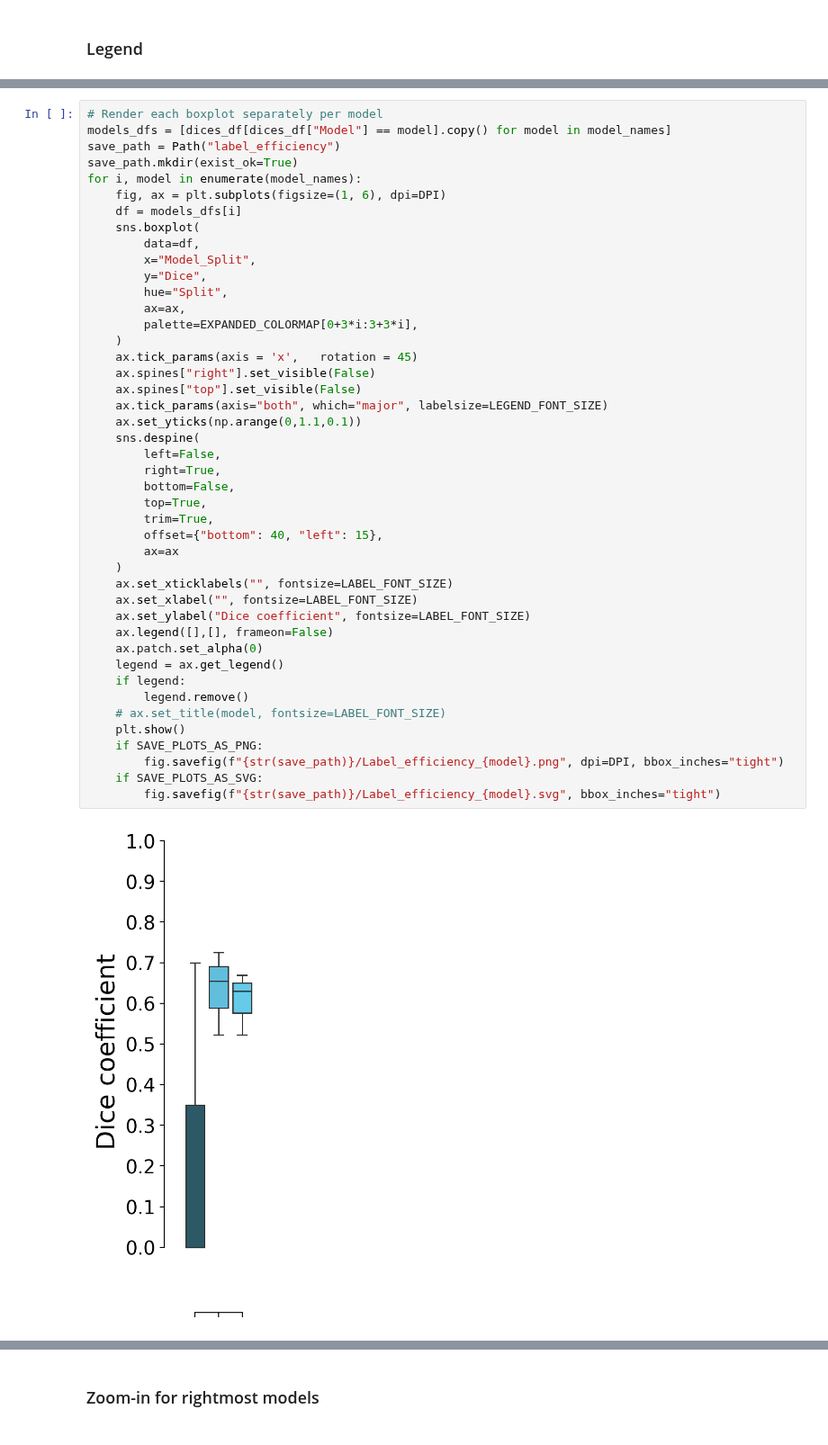
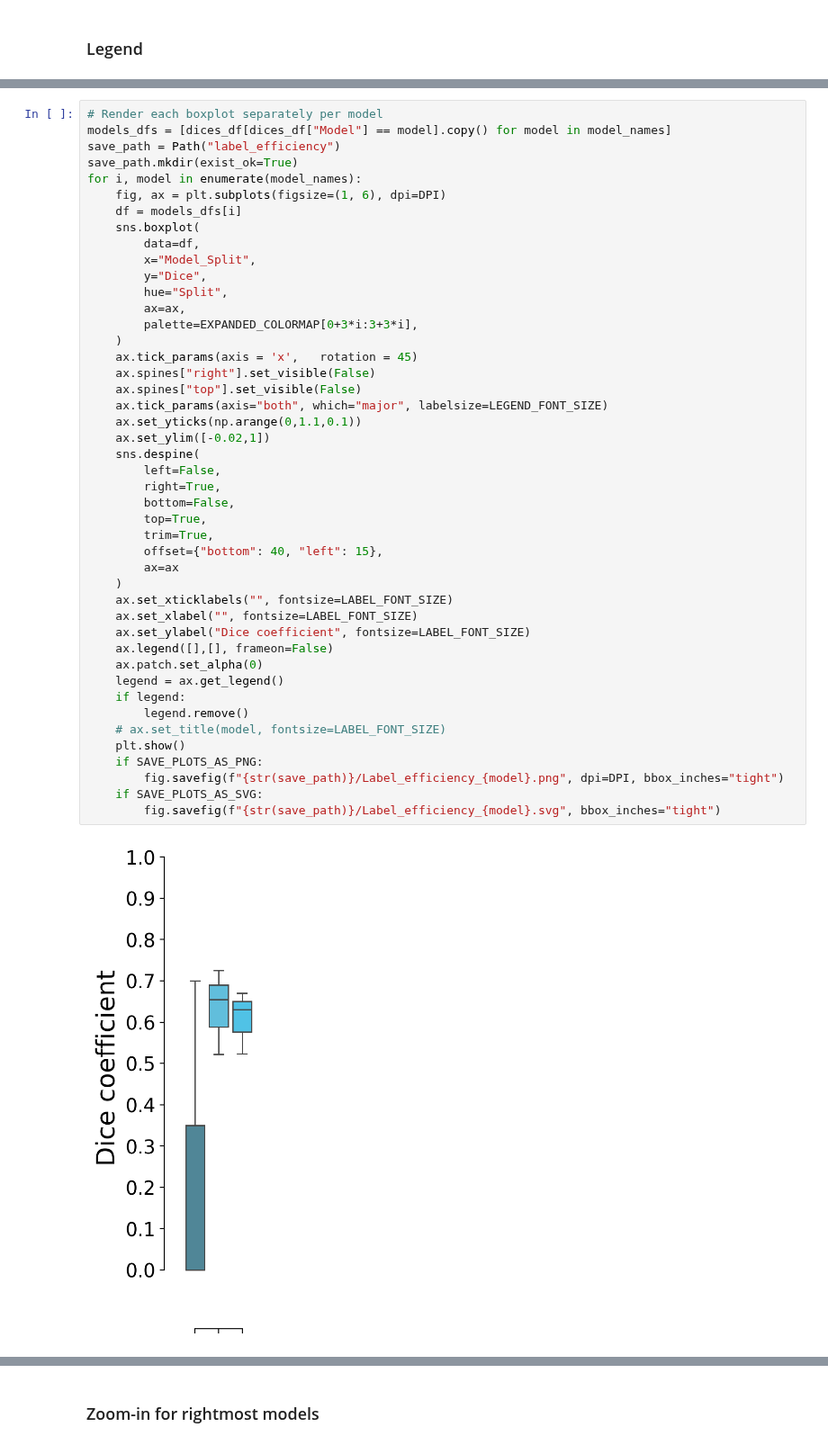
Before and after one commit to C-Achard/cellseg3d-figures, a Jupyter notebook: book/fig2-c-d-splits/splits_benchmark.ipynb, the cells around one changed output, grey strips where cells are left out. Shown at 90% size. Saved outputs shown, nothing was run; the diff lists cells and outputs as text.

```diff
--- a/book/fig2-c-d-splits/splits_benchmark.ipynb
+++ b/book/fig2-c-d-splits/splits_benchmark.ipynb
@@ -364,31 +363,32 @@ for i, model in enumerate(model_names):
     )
     ax.tick_params(axis = 'x',   rotation = 45)
     ax.spines["right"].set_visible(False)
     ax.spines["top"].set_visible(False)
     ax.tick_params(axis="both", which="major", labelsize=LEGEND_FONT_SIZE)
     ax.set_yticks(np.arange(0,1.1,0.1))
+    ax.set_ylim([-0.02,1])
     sns.despine(
         left=False,
         right=True,
         bottom=False,
         top=True,
         trim=True,
         offset={"bottom": 40, "left": 15},
         ax=ax
     )
     ax.set_xticklabels("", fontsize=LABEL_FONT_SIZE)
     ax.set_xlabel("", fontsize=LABEL_FONT_SIZE)
     ax.set_ylabel("Dice coefficient", fontsize=LABEL_FONT_SIZE)
     ax.legend([],[], frameon=False)
     ax.patch.set_alpha(0)
     legend = ax.get_legend()
     if legend:
         legend.remove()
     # ax.set_title(model, fontsize=LABEL_FONT_SIZE)
     plt.show()
     if SAVE_PLOTS_AS_PNG:
         fig.savefig(f"{str(save_path)}/Label_efficiency_{model}.png", dpi=DPI, bbox_inches="tight")
     if SAVE_PLOTS_AS_SVG:
         fig.savefig(f"{str(save_path)}/Label_efficiency_{model}.svg", bbox_inches="tight")
 # %% [output]
-[figure, old version]
+[figure, new version]
```
Also changed, not shown: parts of 5 cells of this notebook, 4 other files.
